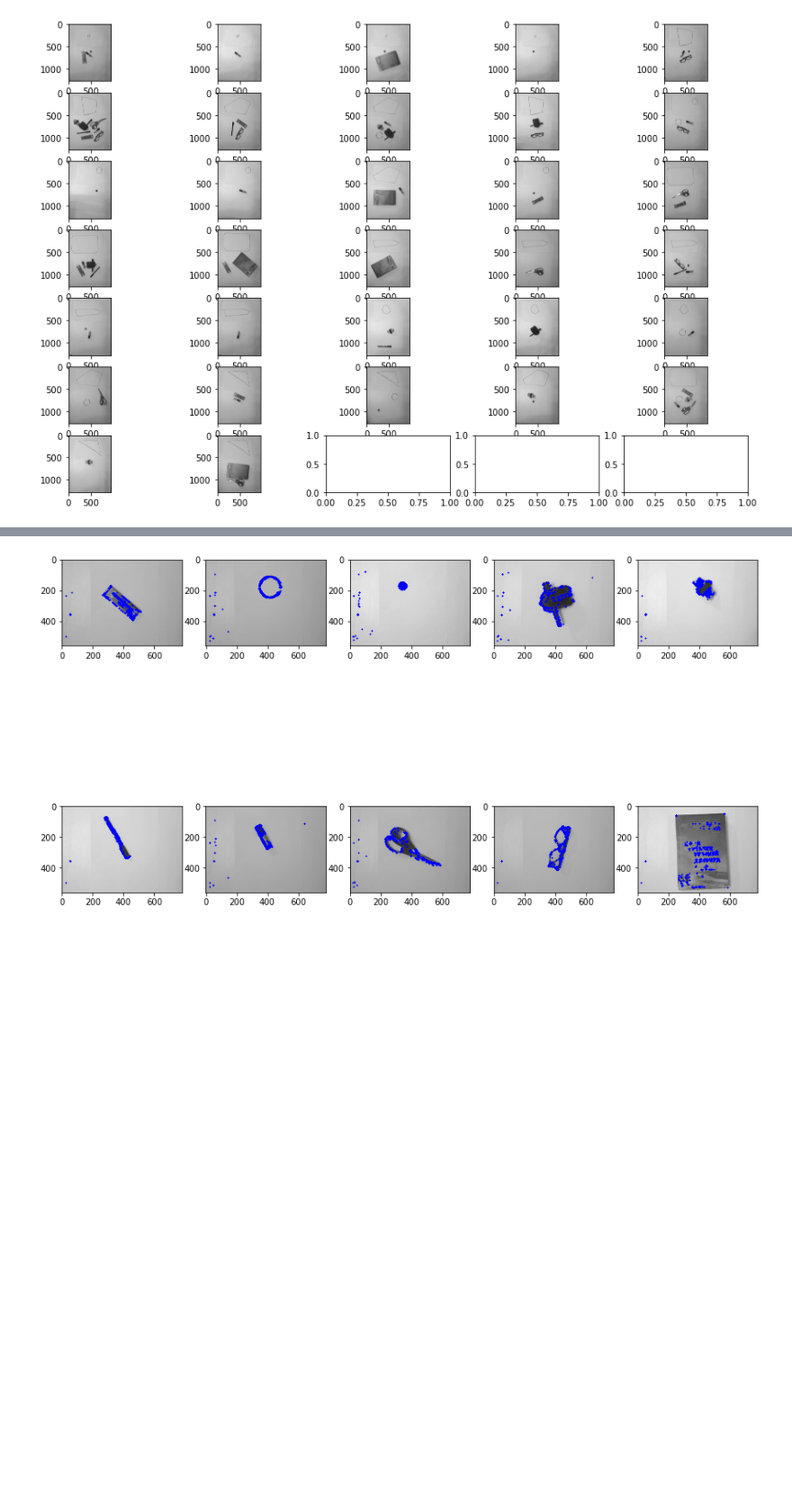
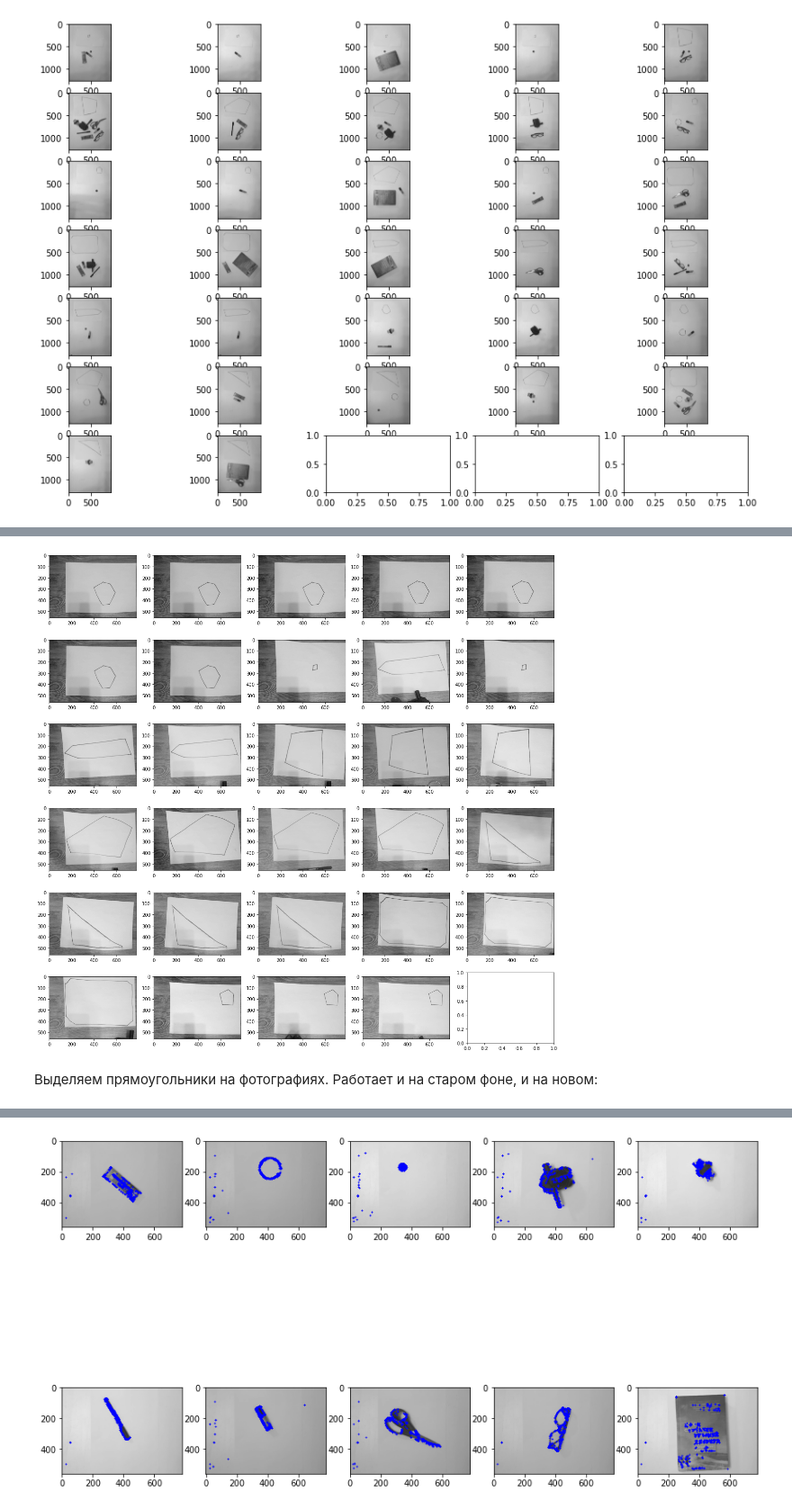
Before and after one commit to evoloshinova/intelligent-placer, a Jupyter notebook: intelligent-placer.ipynb, the cells around one changed output, grey strips where cells are left out. Shown at 90% size. Cells and saved outputs as stored; diff of their text form; code cells hidden in the pictures; blank space fills up the shorter version.

```diff
--- a/intelligent-placer.ipynb
+++ b/intelligent-placer.ipynb
@@ -119,0 +126,9 @@ for i in range(len(images)):
+# %%
+raw_dif_polygons, dif_objects = get_polygons_and_objects(dif_images)
+fig, ax = plt.subplots(N - 1, 5, figsize=(20, 20))
+for i in range(len(dif_images)):
+    ax[i // 5][i % 5].imshow(raw_dif_polygons[i], cmap="gray")
+# %% [output]
+[figure, added]
+# %% [markdown]
+Выделяем прямоугольники на фотографиях. Работает и на старом фоне, и на новом:
```
Also changed, not shown: parts of 38 cells of this notebook, 31 other files.
